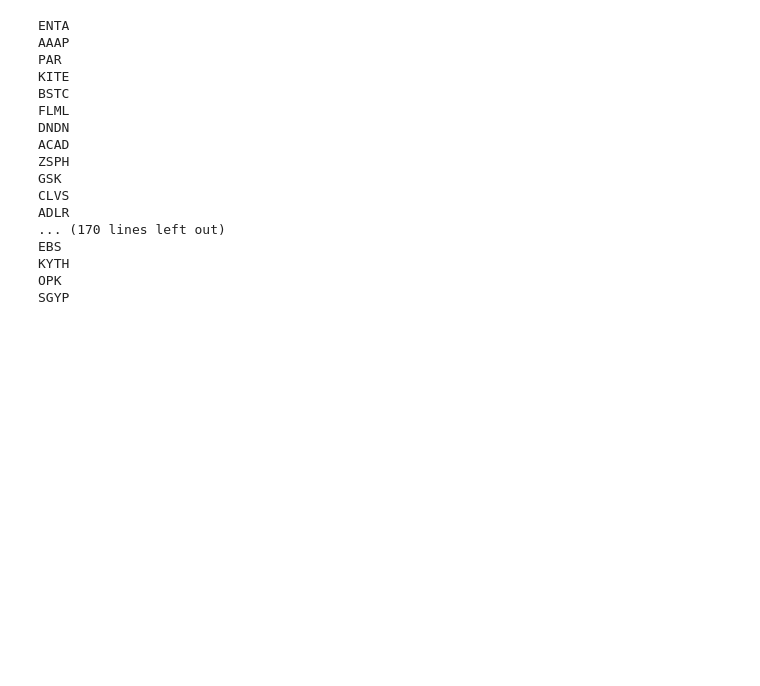
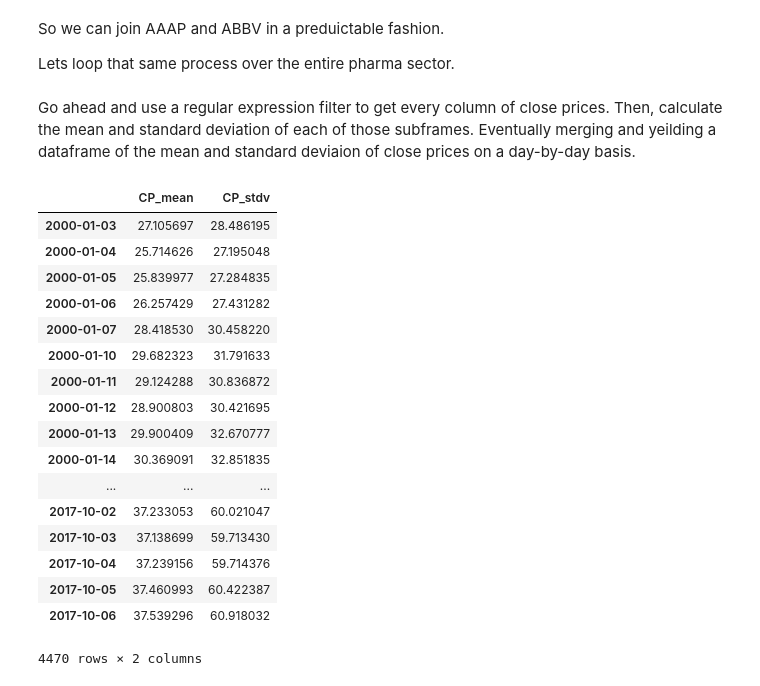
Before and after one commit to BenDavidAaron/FDA-Decision-Stock-Predictor, a Jupyter notebook: Building_Close_Price_Index.ipynb, the cells around one changed output. Saved outputs shown, nothing was run; the diff lists cells and outputs as text; code cells hidden in the pictures; blank space fills up the shorter version.

```diff
--- a/Building_Close_Price_Index.ipynb
+++ b/Building_Close_Price_Index.ipynb
@@ -15,30 +21,22 @@ sector_close = company_dataframes['ABIO'].index
+# %% [markdown]
+So we can join AAAP and ABBV in a preduictable fashion.
+
+Lets loop that same process over the entire pharma sector.
 # %%
 first = True
 for ticker, comp_df in company_dataframes.iteritems():
-    print ticker
     if first:
         market_df = comp_df
-        market_df.columns = ["volume-"+ticker,"close-"+ticker,"high-"+ticker,"open-"+ticker,"low-"+ticker,"pdufa-"+ticker]
+        market_df.columns = ["volume-"+ticker,
+                             "close-"+ticker,
+                             "high-"+ticker,
+                             "open-"+ticker,
+                             "low-"+ticker,
+                             "pdufa-"+ticker]
         first = False
     else:
         #comp_df.columns = ["volume-"+ticker,"close-"+ticker,"high-"+ticker,"open-"+ticker,"low-"+ticker,"pdufa-"+ticker]
         market_df = pd.merge(market_df, comp_df, how='outer', left_index=True, right_index=True, suffixes=('', '-'+ticker))
-# %% [output]
-ENTA
-AAAP
-PAR
-KITE
-BSTC
-FLML
-DNDN
-ACAD
-ZSPH
-GSK
-CLVS
-ADLR
-... (170 lines left out)
-EBS
-KYTH
-OPK
-SGYP
+# %% [markdown]
+Go ahead and use a regular expression filter to get every column of close prices. Then, calculate the mean and standard deviation of each of those subframes. Eventually merging and yeilding a dataframe of the mean and standard deviaion of close prices on a day-by-day basis.
 # %%
@@ -46 +52,22 @@ pharma_stock_index = market_df.filter(regex='close').mean(axis = 1, skipna=True)
+# %%
+stats_df
+# %% [output]
+|  | CP_mean | CP_stdv |
+| 2000-01-03 | 27.105697 | 28.486195 |
+| 2000-01-04 | 25.714626 | 27.195048 |
+| 2000-01-05 | 25.839977 | 27.284835 |
+| 2000-01-06 | 26.257429 | 27.431282 |
+| 2000-01-07 | 28.418530 | 30.458220 |
+| 2000-01-10 | 29.682323 | 31.791633 |
+| 2000-01-11 | 29.124288 | 30.836872 |
+| 2000-01-12 | 28.900803 | 30.421695 |
+| 2000-01-13 | 29.900409 | 32.670777 |
+| 2000-01-14 | 30.369091 | 32.851835 |
+| ... | ... | ... |
+| 2017-10-02 | 37.233053 | 60.021047 |
+| 2017-10-03 | 37.138699 | 59.713430 |
+| 2017-10-04 | 37.239156 | 59.714376 |
+| 2017-10-05 | 37.460993 | 60.422387 |
+| 2017-10-06 | 37.539296 | 60.918032 |
+4470 rows × 2 columns
 # %%
```
Also changed, not shown: parts of 13 cells of this notebook, 4 other files.
